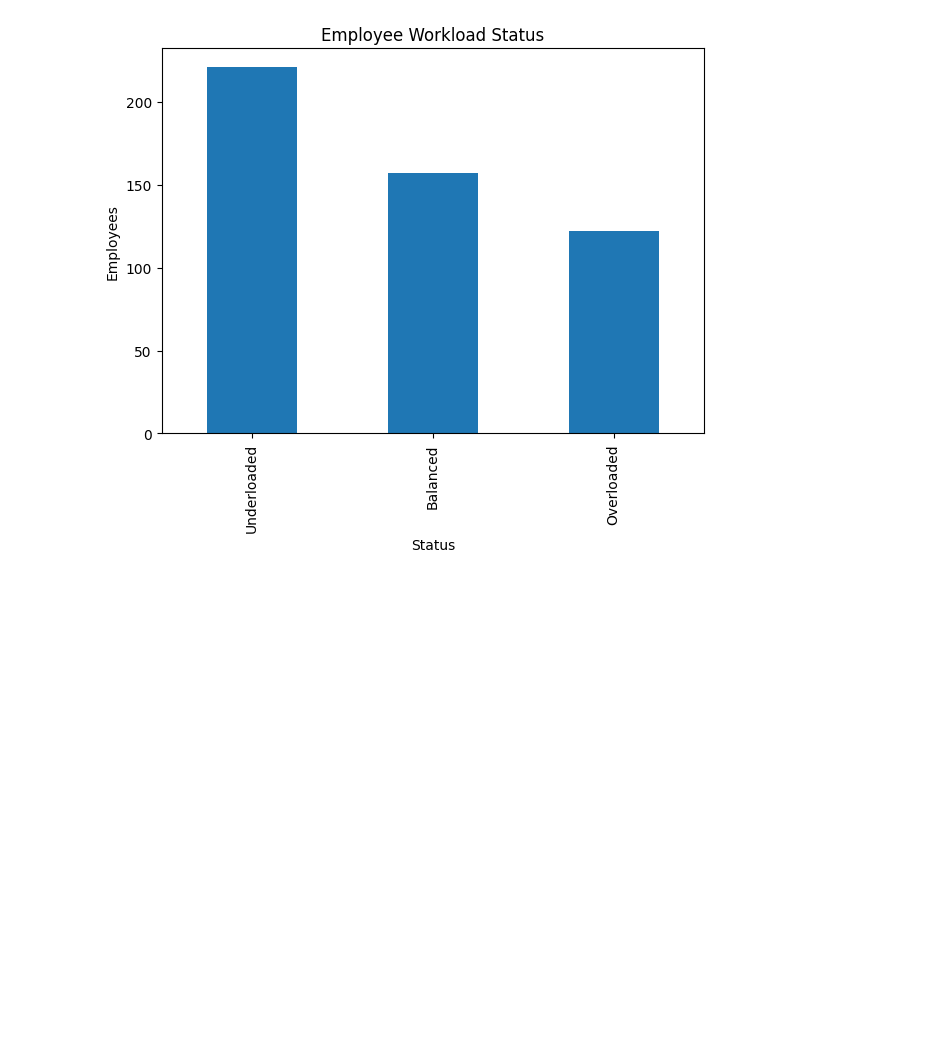
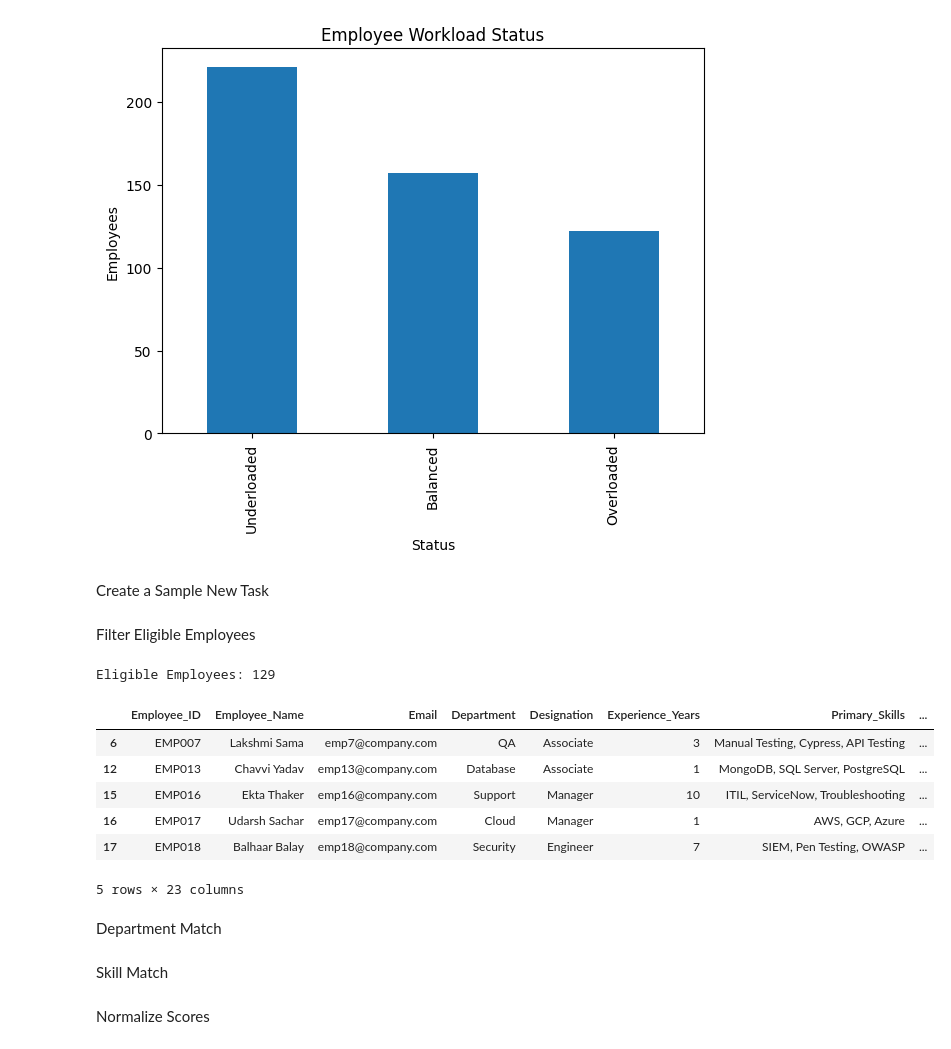
Before and after one commit to Guna-Jagathesan/AI-Powered-Task-Management-System, a Jupyter notebook: notebooks/09_Intelligent_Workload_Balancing.ipynb, the cells around one changed output. Cells and saved outputs as stored; diff of their text form; code cells hidden in the pictures; blank space fills up the shorter version.

```diff
--- a/notebooks/09_Intelligent_Workload_Balancing.ipynb
+++ b/notebooks/09_Intelligent_Workload_Balancing.ipynb
@@ -378,3 +378,5 @@ plt.ylabel("Employees")
 plt.show()
 # %% [output]
 [figure]
+# %% [markdown]
+Create a Sample New Task
@@ -380,0 +393,21 @@ plt.show()
+# %% [markdown]
+Filter Eligible Employees
+# %%
+eligible = employee_workload[
+    (employee_workload["Availability"] == "Available") &
+    (employee_workload["Workload_Status"] != "Overloaded")
+].copy()
+
+print("Eligible Employees:", len(eligible))
+eligible.head()
+# %% [output]
+Eligible Employees: 129
+|  | Employee_ID | Employee_Name | Email | Department | Designation | Experience_Years | Primary_Skills | ... |
+| 6 | EMP007 | Lakshmi Sama | emp7@company.com | QA | Associate | 3 | Manual Testing, Cypress, API Testing | ... |
+| 12 | EMP013 | Chavvi Yadav | emp13@company.com | Database | Associate | 1 | MongoDB, SQL Server, PostgreSQL | ... |
+| 15 | EMP016 | Ekta Thaker | emp16@company.com | Support | Manager | 10 | ITIL, ServiceNow, Troubleshooting | ... |
+| 16 | EMP017 | Udarsh Sachar | emp17@company.com | Cloud | Manager | 1 | AWS, GCP, Azure | ... |
+| 17 | EMP018 | Balhaar Balay | emp18@company.com | Security | Engineer | 7 | SIEM, Pen Testing, OWASP | ... |
+5 rows × 23 columns
+# %% [markdown]
+Department Match
@@ -380,0 +419,2 @@ plt.show()
+# %% [markdown]
+Skill Match
@@ -380,0 +427,2 @@ plt.show()
+# %% [markdown]
+Normalize Scores
```
Also changed, not shown: parts of 28 cells of this notebook, 2 other files.
